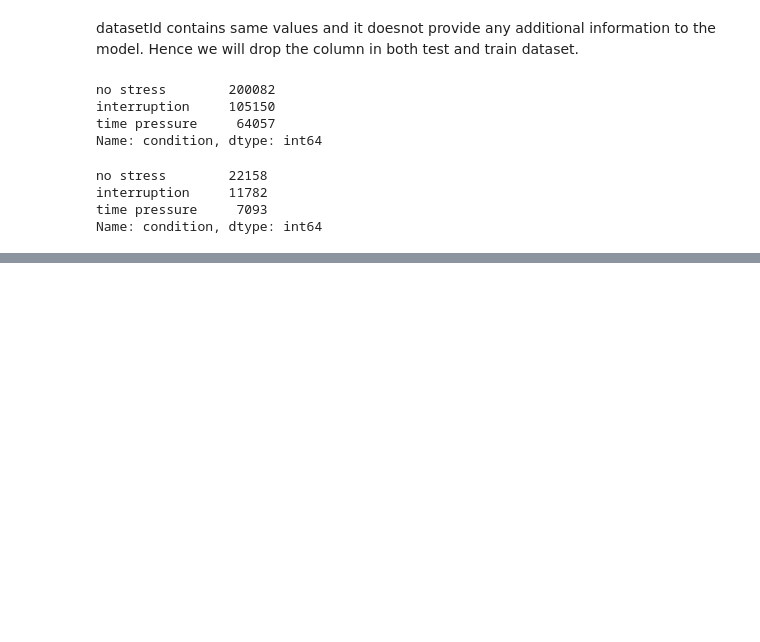
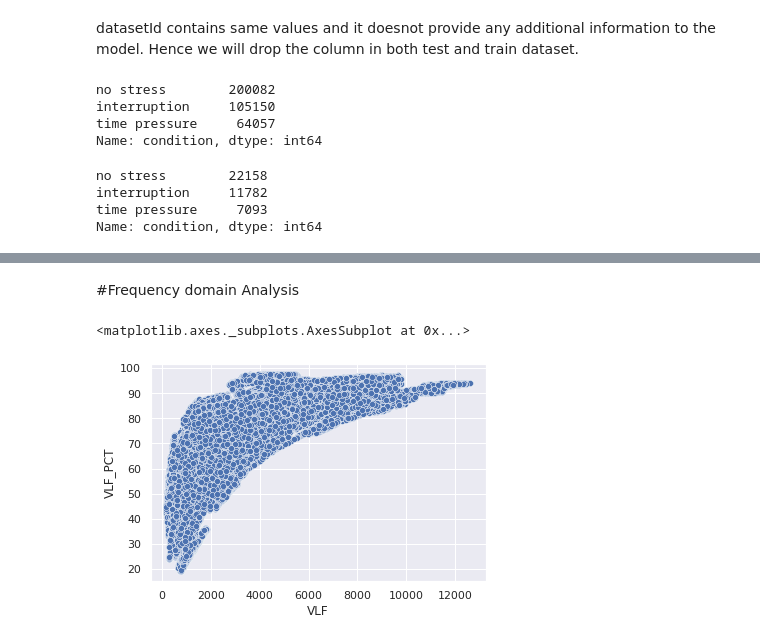
Before and after one commit to nandhukumar86/GL-hackathons-1, a Jupyter notebook: GL_hackathon_1_Nandha_POC.ipynb, the cells around one changed output, grey strips where cells are left out. Drawn from its saved outputs; the diff is of its cells as text; code cells hidden in the pictures; blank space fills up the shorter version.

```diff
--- a/GL_hackathon_1_Nandha_POC.ipynb
+++ b/GL_hackathon_1_Nandha_POC.ipynb
@@ -249,0 +246,7 @@ df_test.head(5)
+# %% [markdown]
+#Frequency domain Analysis
+# %%
+sns.scatterplot(x = 'VLF', y = 'VLF_PCT', data = df_train)
+# %% [output]
+<matplotlib.axes._subplots.AxesSubplot at 0x...>
+[figure, added]
```
Also changed, not shown: parts of 53 cells of this notebook.
